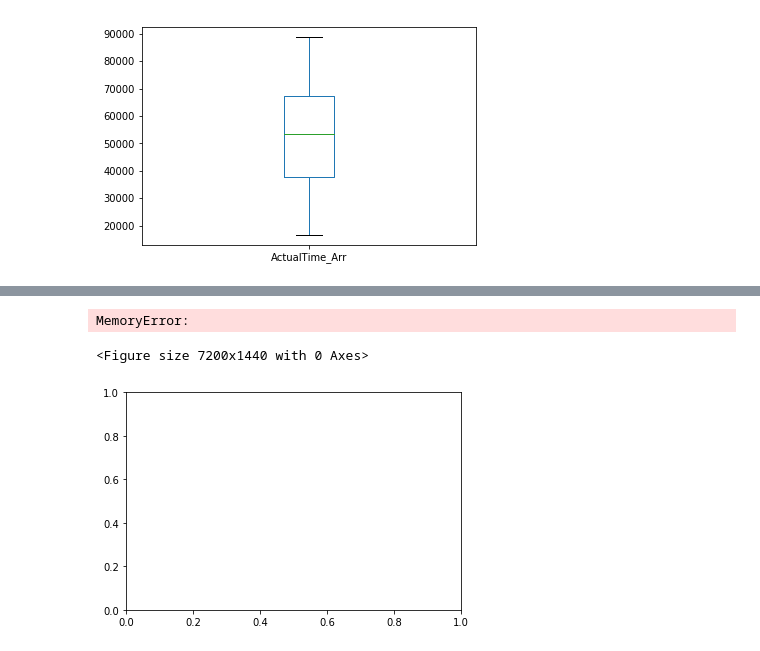
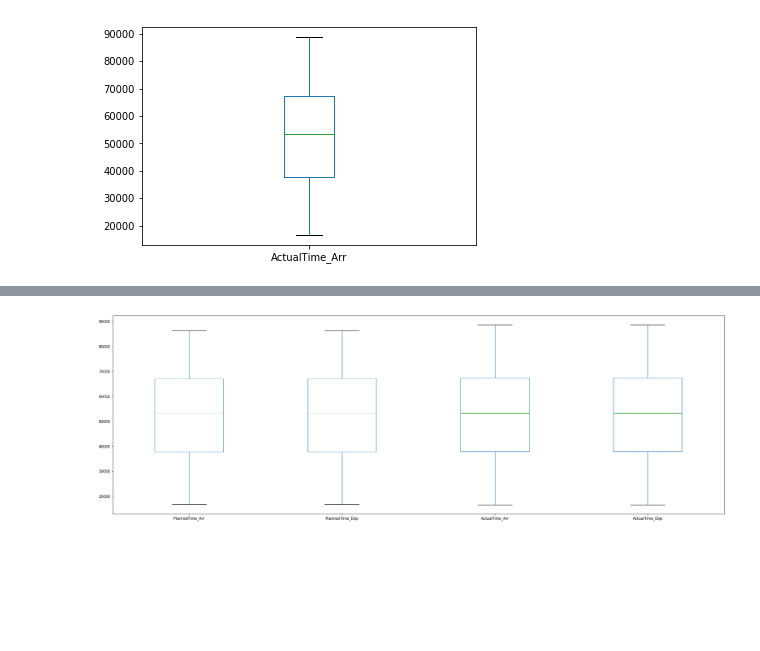
Before and after one commit to shanebird92/MSDP, a Jupyter notebook: backup/peng/scripts/UnderstandData.ipynb, the cells around one changed output, grey strips where cells are left out. Saved outputs shown, nothing was run; the diff lists cells and outputs as text; code cells hidden in the pictures; blank space fills up the shorter version.

```diff
--- a/backup/peng/scripts/UnderstandData.ipynb
+++ b/backup/peng/scripts/UnderstandData.ipynb
@@ -176,10 +177,11 @@ Index(['TripId', 'ProgrNumber', 'StopPointId', 'PlannedTime_Arr',
 # %%
-plt.figure(figsize=(100, 20))
+#plt.figure(figsize=(30, 20))
 #df['Income of Policy Holder'].plot(kind='box')
-df[numeric_columns[1:]].plot(kind='box')
+df[['PlannedTime_Arr',
+   'PlannedTime_Dep',
+   'ActualTime_Arr',
+   'ActualTime_Dep']].plot(figsize=(30,10), kind='box')
 #df.hist(figsize=(20, 20))
 plt.savefig('MAY-DataQualityReport-NumericFeatures-Boxplots.png')
 # %% [output]
-MemoryError:
-<Figure size 7200x1440 with 0 Axes>
-[figure, old version]
+[figure, new version]
```
Also changed, not shown: parts of 43 cells of this notebook.
